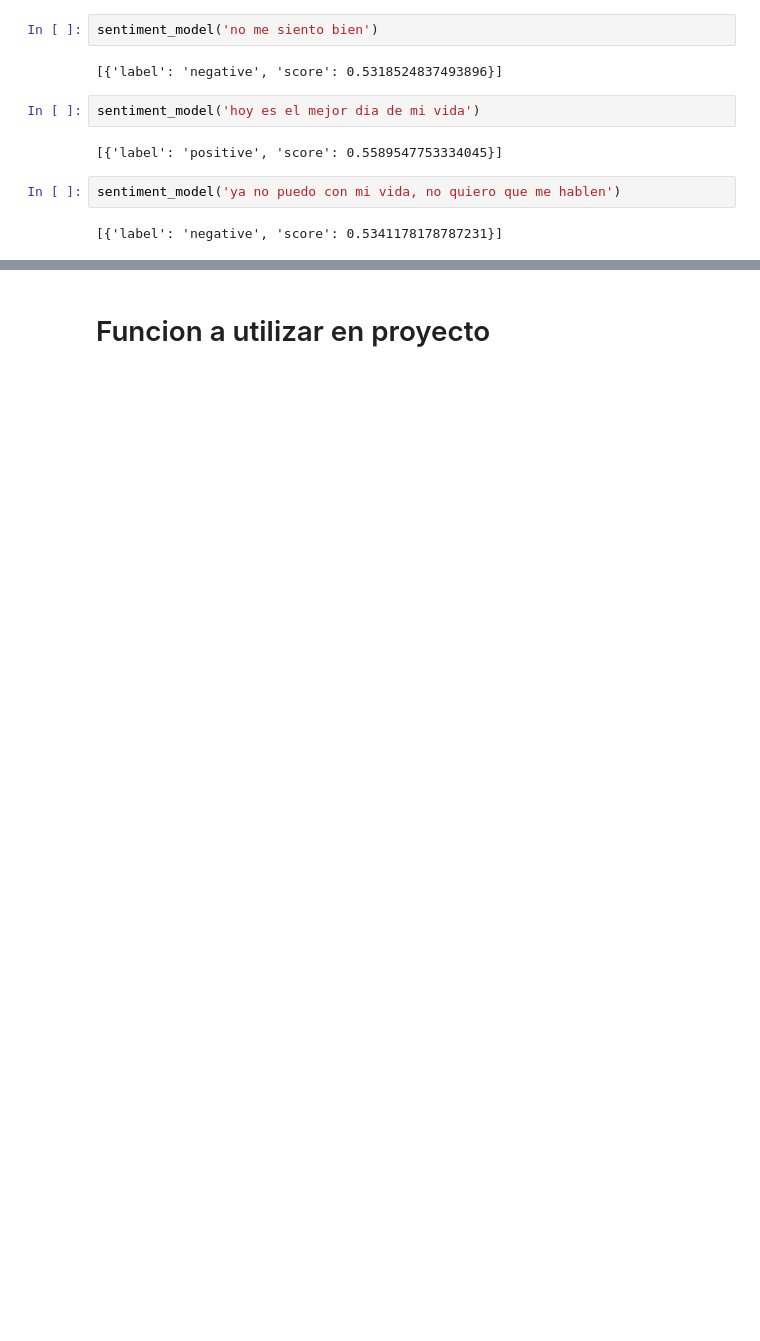
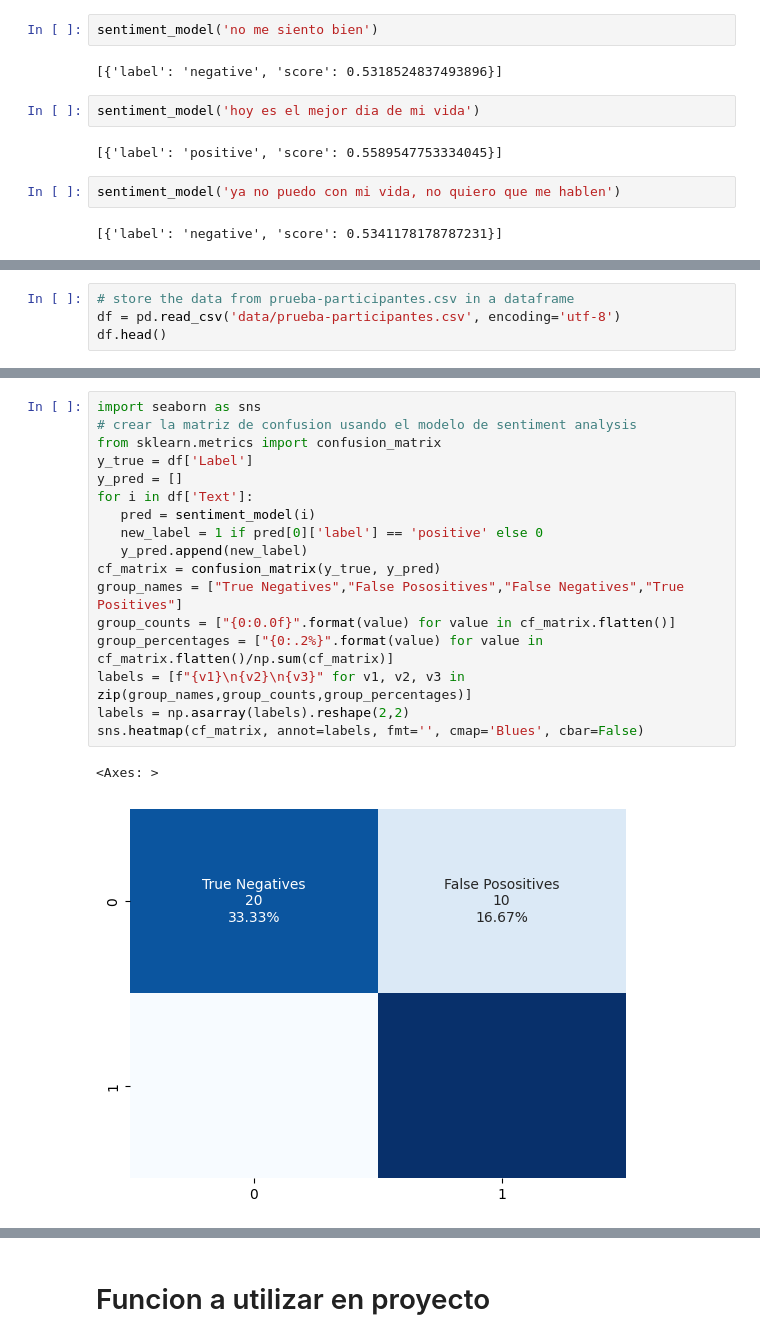
Before and after one commit to raulangelj/analisis_sentimientos_depresion, a Jupyter notebook: sentimientos.ipynb, the cells around one changed output, grey strips where cells are left out. Drawn from its saved outputs; the diff is of its cells as text; blank space fills up the shorter version.

Commit message:
feat: add tests for sentiment analisis

```diff
--- a/sentimientos.ipynb
+++ b/sentimientos.ipynb
@@ -348,0 +360,4 @@ sentiment_model('ya no puedo con mi vida, no quiero que me hablen')
+# %%
+# store the data from prueba-participantes.csv in a dataframe
+df = pd.read_csv('data/prueba-participantes.csv', encoding='utf-8')
+df.head()
@@ -348,0 +371,20 @@ sentiment_model('ya no puedo con mi vida, no quiero que me hablen')
+# %%
+import seaborn as sns
+# crear la matriz de confusion usando el modelo de sentiment analysis
+from sklearn.metrics import confusion_matrix
+y_true = df['Label']
+y_pred = []
+for i in df['Text']:
+   pred = sentiment_model(i)
+   new_label = 1 if pred[0]['label'] == 'positive' else 0
+   y_pred.append(new_label)
+cf_matrix = confusion_matrix(y_true, y_pred)
+group_names = ["True Negatives","False Posositives","False Negatives","True Positives"]
+group_counts = ["{0:0.0f}".format(value) for value in cf_matrix.flatten()]
+group_percentages = ["{0:.2%}".format(value) for value in cf_matrix.flatten()/np.sum(cf_matrix)]
+labels = [f"{v1}\n{v2}\n{v3}" for v1, v2, v3 in zip(group_names,group_counts,group_percentages)]
+labels = np.asarray(labels).reshape(2,2)
+sns.heatmap(cf_matrix, annot=labels, fmt='', cmap='Blues', cbar=False)
+# %% [output]
+<Axes: >
+[figure, added]
```
Also changed, not shown: parts of 18 cells of this notebook, 6 other files.
